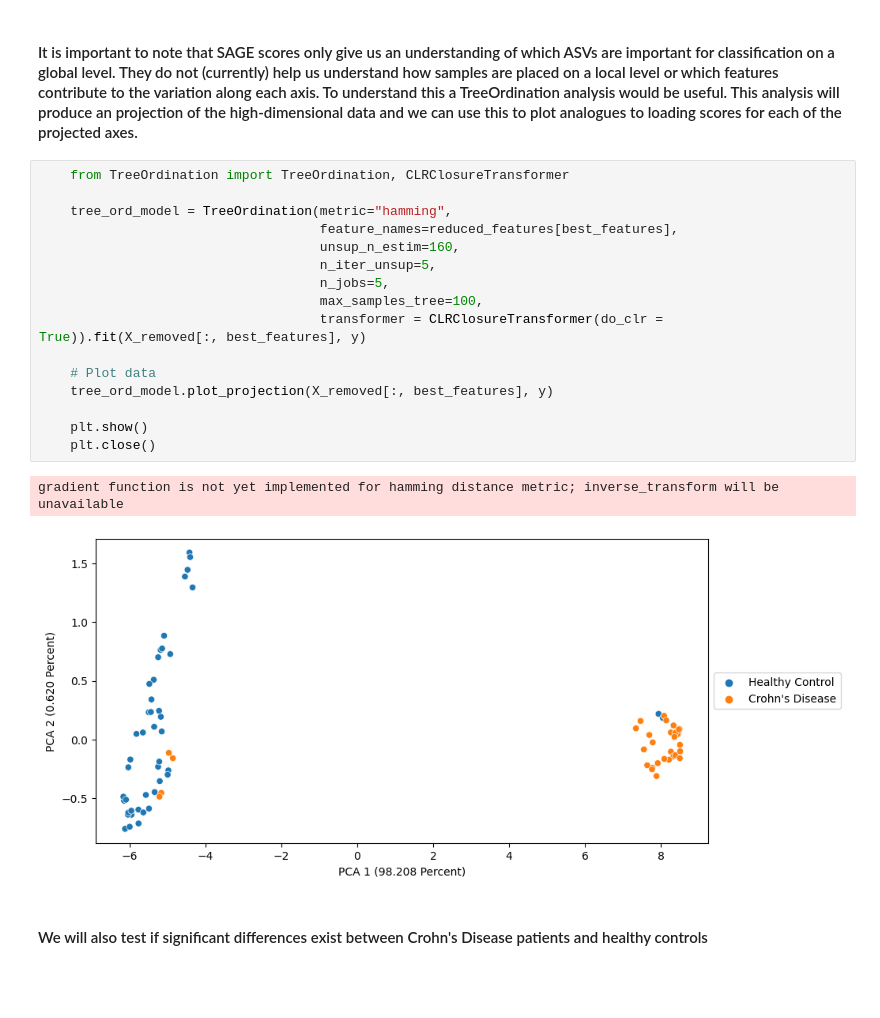
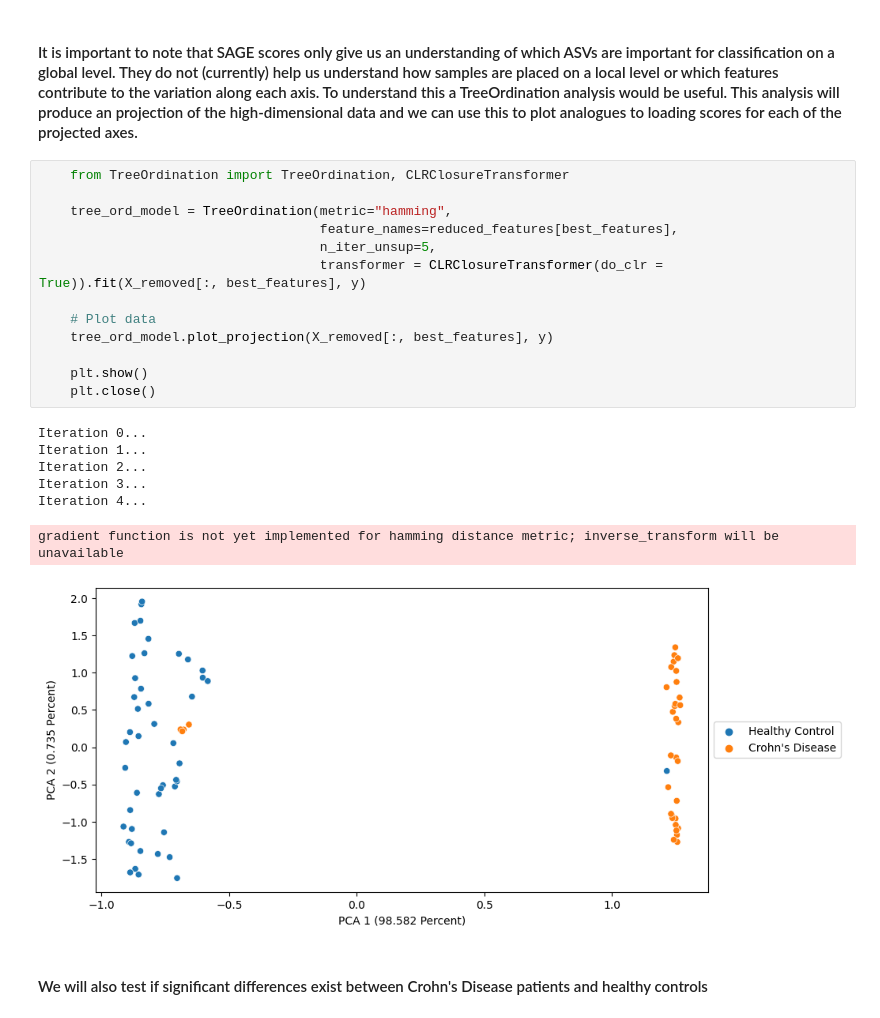
Before and after one commit to jrudar/Triglav, a Jupyter notebook: notebooks/Diseased-Gut-Analysis/16S_end_to_end.ipynb, the cells around one changed output. Saved outputs shown, nothing was run; the diff lists cells and outputs as text; blank space fills up the shorter version.

```diff
--- a/notebooks/Diseased-Gut-Analysis/16S_end_to_end.ipynb
+++ b/notebooks/Diseased-Gut-Analysis/16S_end_to_end.ipynb
@@ -404,22 +414,24 @@ The BAcc Score is:  0.75
 # %%
     from TreeOrdination import TreeOrdination, CLRClosureTransformer
 
     tree_ord_model = TreeOrdination(metric="hamming",
                                     feature_names=reduced_features[best_features],
-                                    unsup_n_estim=160,
                                     n_iter_unsup=5,
-                                    n_jobs=5,
-                                    max_samples_tree=100,
                                     transformer = CLRClosureTransformer(do_clr = True)).fit(X_removed[:, best_features], y)
 
     # Plot data
     tree_ord_model.plot_projection(X_removed[:, best_features], y)
 
     plt.show()
     plt.close()
 # %% [output]
-gradient function is not yet implemented for hamming distance metric; inverse_transform will be unavailable
+Iteration 0...
+Iteration 1...
+Iteration 2...
+Iteration 3...
+Iteration 4...
+gradient function is not yet implemented for hamming distance metric; inverse_transform will be unavailable
-[figure, old version]
+[figure, new version]
 # %% [markdown]
 #### We will also test if significant differences exist between Crohn's Disease patients and healthy controls
 # %%
```
Also changed, not shown: parts of 8 cells of this notebook.
